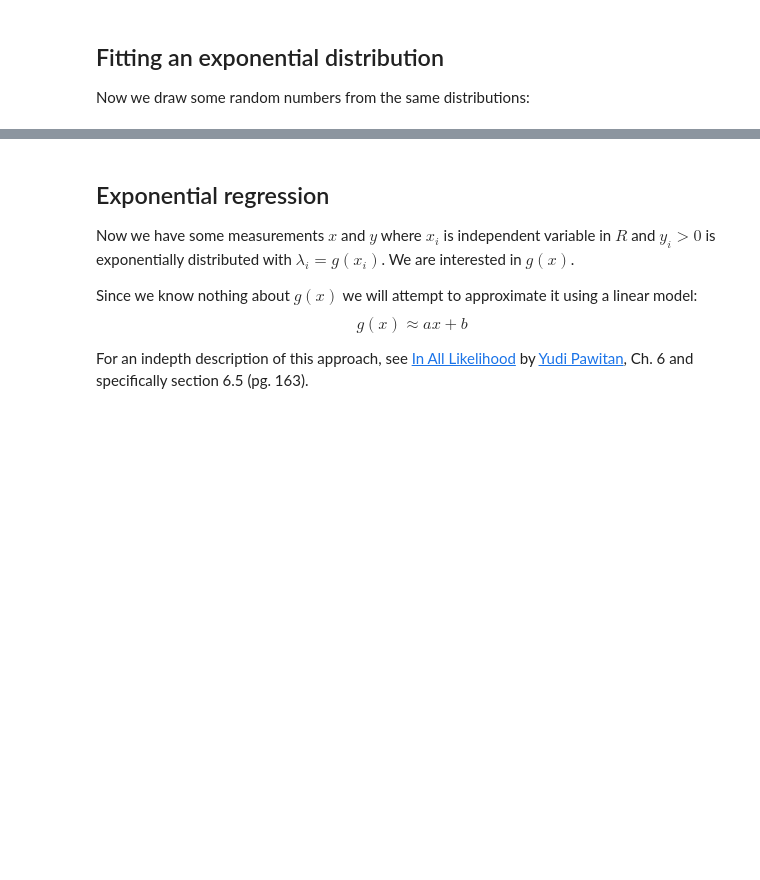
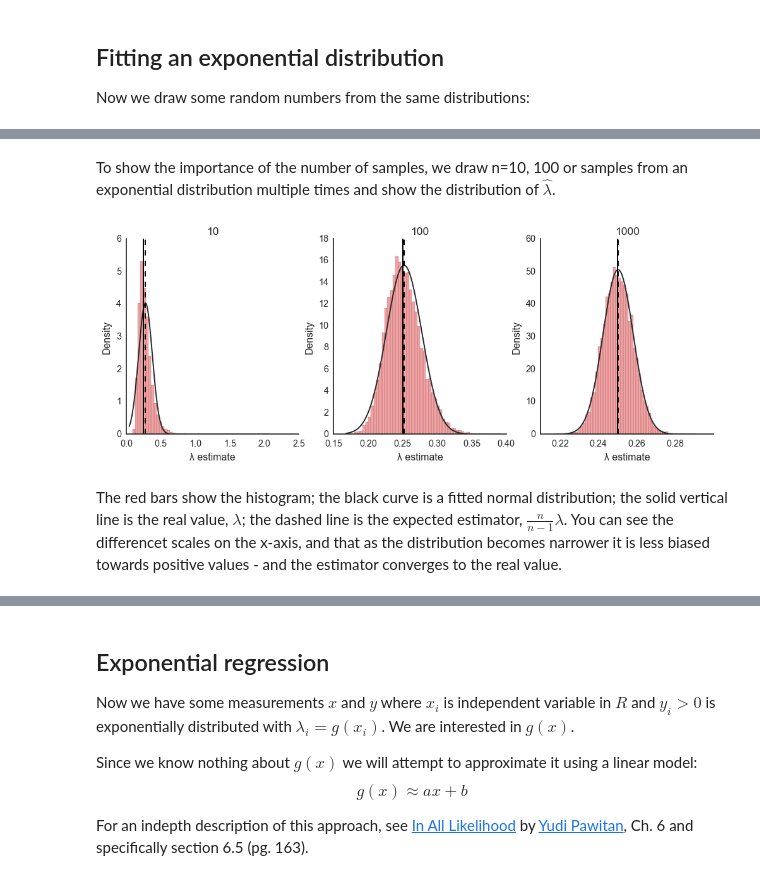
Before and after one commit to yoavram/ipython-notebooks, a Jupyter notebook: exponential regression of adaptation time.ipynb, the cells around one changed output, grey strips where cells are left out. Drawn from its saved outputs; the diff is of its cells as text; code cells hidden in the pictures; blank space fills up the shorter version.

```diff
--- a/exponential regression of adaptation time.ipynb
+++ b/exponential regression of adaptation time.ipynb
@@ -110,0 +114,23 @@ sns.despine()
+# %% [markdown]
+To show the importance of the number of samples, we draw n=10, 100 or samples from an exponential distribution multiple times and show the distribution of $\hat{\lambda}$.
+# %%
+fig, ax = plt.subplots(1, 3, figsize=(12, 4))
+reps = 10000
+for i, n in enumerate([10, 100, 1000]):
+    estimates = [
+        1/exp.rvs(n).mean()
+        for _ in range(reps)
+    ]
+    sns.distplot(estimates, kde=False, fit=stats.norm, ax=ax[i])
+    ax[i].axvline(x=λ, color='k', ls='-')
+    ax[i].axvline(x=λ * n/(n-1) , color='k', ls='--')
+    ax[i].set(
+        title=n,
+        xlabel=('λ estimate'),
+        ylabel=('Density')
+    )
+sns.despine()
+# %% [output]
+[figure, added]
+# %% [markdown]
+The red bars show the histogram; the black curve is a fitted normal distribution; the solid vertical line is the real value, $\lambda$; the dashed line is the expected estimator, $\frac{n}{n-1}\lambda$. You can see the differencet scales on the x-axis, and that as the distribution becomes narrower it is less biased towards positive values - and the estimator converges to the real value.
```
Also changed, not shown: parts of 6 cells of this notebook.
